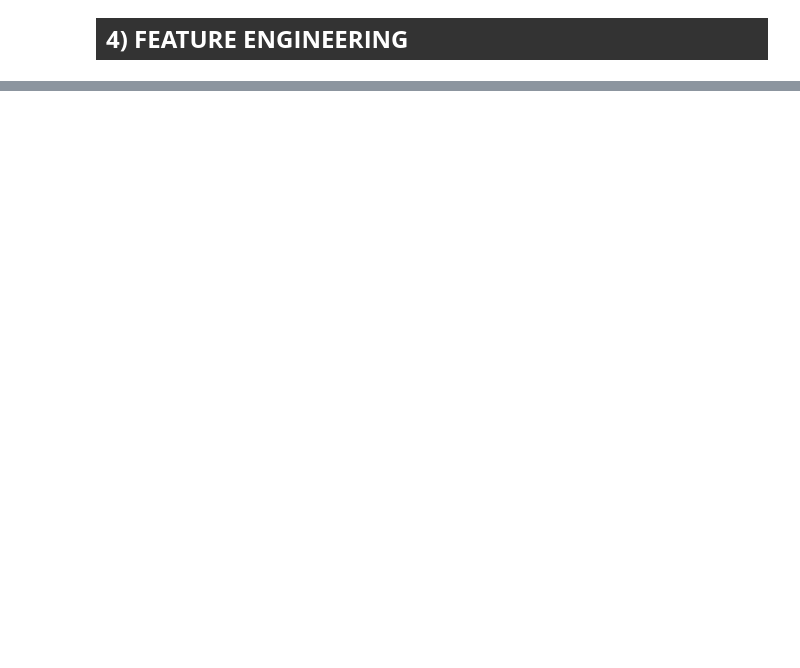
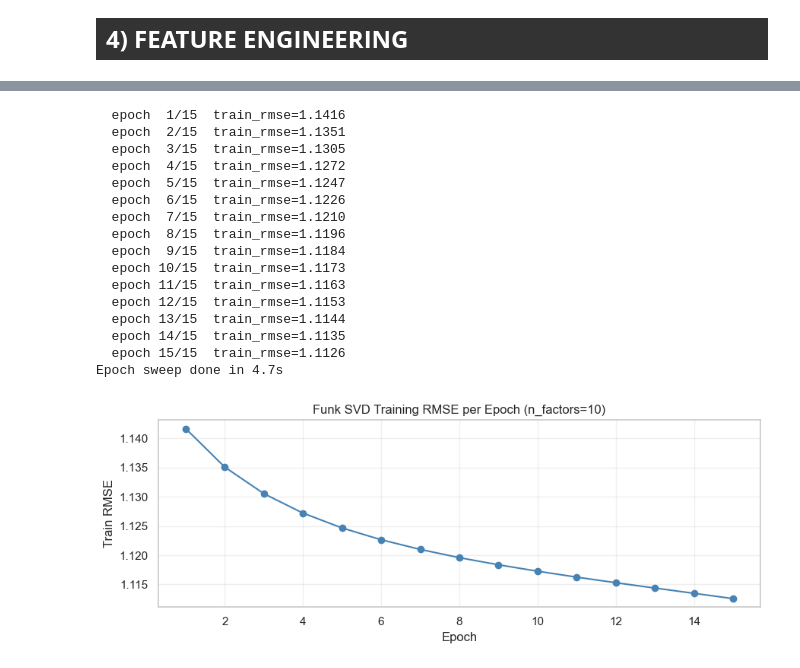
Before and after one commit to Harish7882/UCB_ML_CLASS, a Jupyter notebook: capstone/harish_capstone_recommendation.ipynb, the cells around one changed output, grey strips where cells are left out. Saved outputs shown, nothing was run; the diff lists cells and outputs as text; code cells hidden in the pictures; blank space fills up the shorter version.

```diff
--- a/capstone/harish_capstone_recommendation.ipynb
+++ b/capstone/harish_capstone_recommendation.ipynb
@@ -516,0 +875,41 @@ MAE improvement:  -0.0003
+# %%
+# Per-epoch training RMSE — shows SGD convergence
+# Strategy: refit with n_epochs = 1..15 from same random state, record train RMSE each time.
+# This is the standard way to visualise Surprise's convergence (it doesn't expose a callback).
+N_EPOCHS = best_n_epochs
+epoch_train_rmse = []
+
+t0 = time.time()
+for ep in range(1, N_EPOCHS + 1):
+    algo_ep = SVD(n_factors=best_k_svd, n_epochs=ep, lr_all=best_lr_svd, reg_all=best_reg_svd, random_state=42, biased=True)
+    algo_ep.fit(full_trainset)
+    train_preds = algo_ep.test(full_trainset.build_testset())
+    epoch_train_rmse.append(float(surp_acc.rmse(train_preds, verbose=False)))
+    print(f"  epoch {ep:>2}/{N_EPOCHS}  train_rmse={epoch_train_rmse[-1]:.4f}")
+print(f"Epoch sweep done in {time.time()-t0:.1f}s")
+
+plt.figure(figsize=(9, 3.5))
+plt.plot(range(1, N_EPOCHS + 1), epoch_train_rmse, marker='o', color='steelblue')
+plt.title(f'Funk SVD Training RMSE per Epoch (n_factors={best_k_svd})')
+plt.xlabel('Epoch'); plt.ylabel('Train RMSE')
+plt.grid(True, alpha=0.3); plt.tight_layout()
+plt.savefig(os.path.join(IMAGES_DIR, 'svd_convergence.png'), dpi=150, bbox_inches='tight')
+plt.show()
+# %% [output]
+  epoch  1/15  train_rmse=1.1416
+  epoch  2/15  train_rmse=1.1351
+  epoch  3/15  train_rmse=1.1305
+  epoch  4/15  train_rmse=1.1272
+  epoch  5/15  train_rmse=1.1247
+  epoch  6/15  train_rmse=1.1226
+  epoch  7/15  train_rmse=1.1210
+  epoch  8/15  train_rmse=1.1196
+  epoch  9/15  train_rmse=1.1184
+  epoch 10/15  train_rmse=1.1173
+  epoch 11/15  train_rmse=1.1163
+  epoch 12/15  train_rmse=1.1153
+  epoch 13/15  train_rmse=1.1144
+  epoch 14/15  train_rmse=1.1135
+  epoch 15/15  train_rmse=1.1126
+Epoch sweep done in 4.7s
+[figure, added]
```
Also changed, not shown: parts of 98 cells of this notebook, 9 other files.
